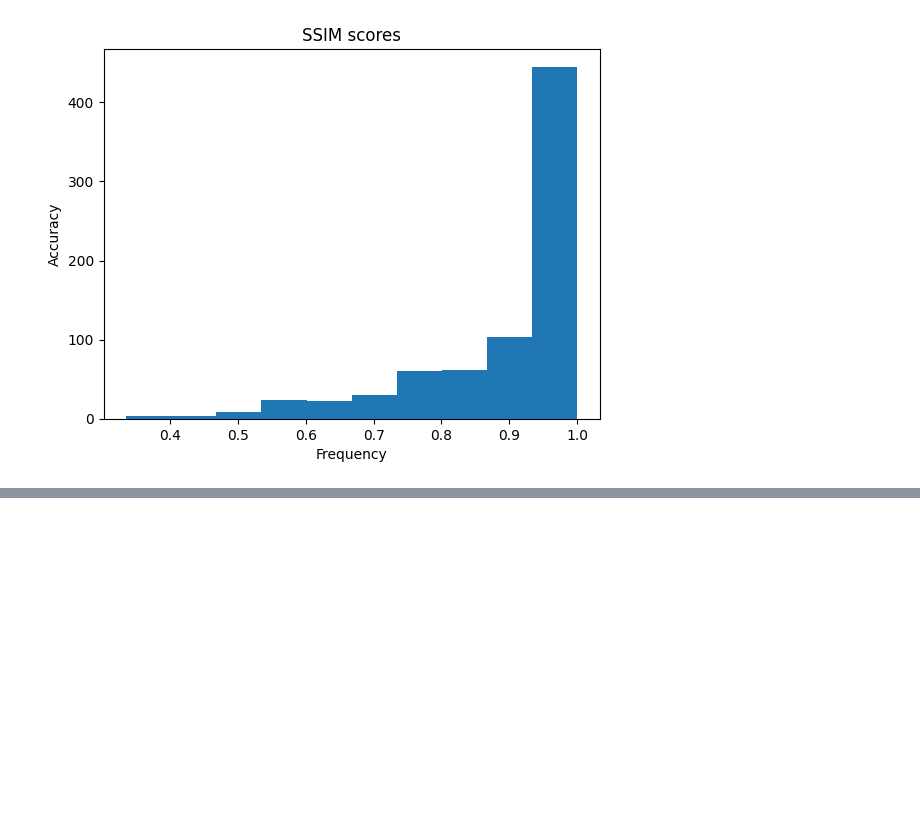
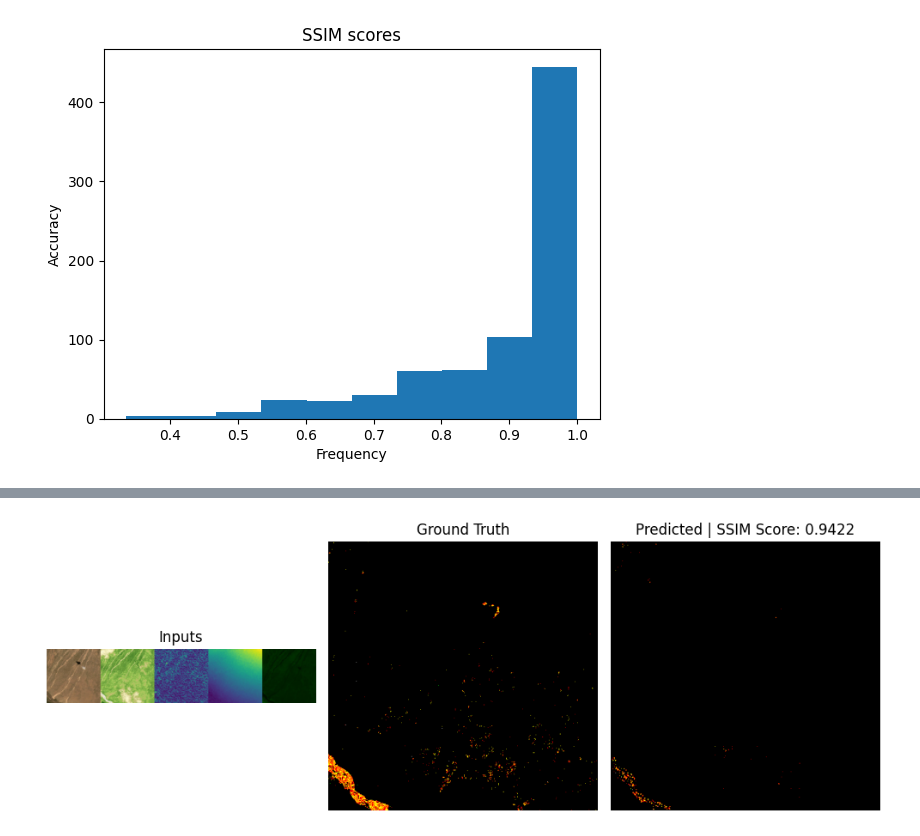
Before and after one commit to Neural-Mapping/Multi-Pix2Pix, a Jupyter notebook: Structural Similarity Index evaluation.ipynb, the cells around one changed output, grey strips where cells are left out. Cells and saved outputs as stored; diff of their text form; code cells hidden in the pictures; blank space fills up the shorter version.

```diff
--- a/Structural Similarity Index evaluation.ipynb
+++ b/Structural Similarity Index evaluation.ipynb
@@ -89,0 +128,4 @@ plt.show()
+# %%
+ssim_and_predict("Dataset/Hpakant Jade Mining Region Landlside.jpg")
+# %% [output]
+[figure, added]
```
Also changed, not shown: parts of 8 cells of this notebook.
